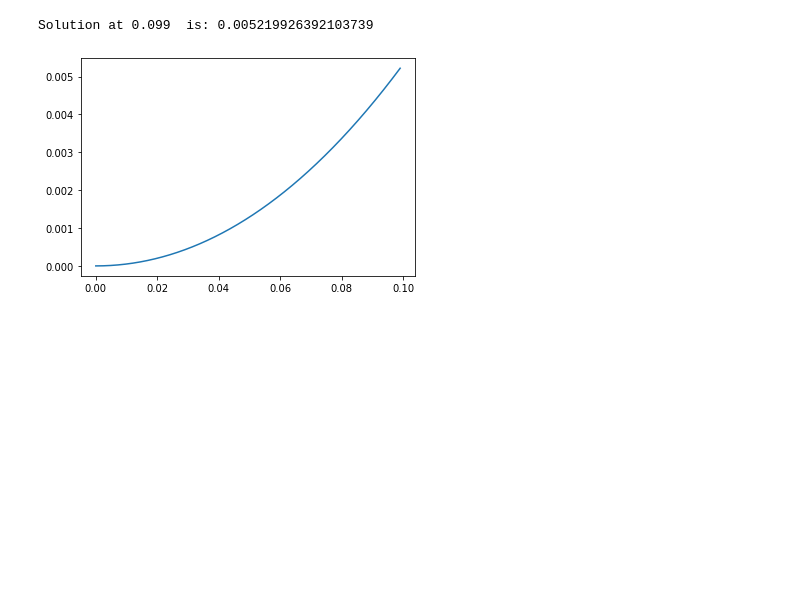
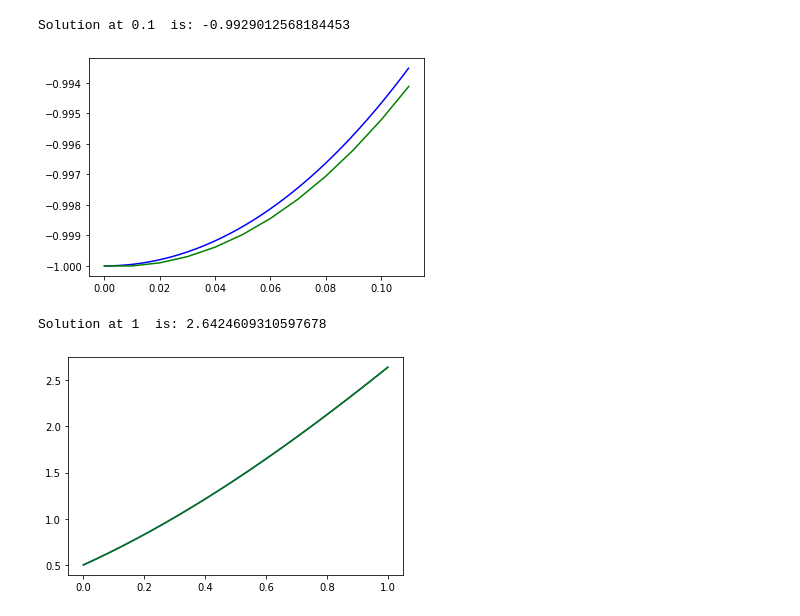
Before and after one commit to Dr-Noobilson/P346-CPL-Assignments, a Jupyter notebook: Class8.ipynb, the cells around one changed output. Saved outputs shown, nothing was run; the diff lists cells and outputs as text; code cells hidden in the pictures; blank space fills up the shorter version.

```diff
--- a/Class8.ipynb
+++ b/Class8.ipynb
@@ -1,11 +1,29 @@
-# %%
-import Library.Class8 as t1
-import math
-
-def fun1(x):
-    return math.sin(x)+x**2
-
-t1.ForEuler(0,0,fun1,0.0000001,0.099)
-# %% [output]
-Solution at 0.099  is: 0.005219926392103739
-[figure, removed]
+# %%
+import Library.Class8 as t1
+import math
+import numpy as np
+import matplotlib.pyplot as plt
+
+def fun1(y,x):
+    return np.sin(x)+ x**2
+
+def fun2(y,x):
+    return y-x**2+1
+
+def funx1(x):
+    return -np.cos(x)+ (x**3)/3
+
+def funx2(x):
+    return -0.5*(-2*x**2 - 4*x + np.exp(x) - 2)
+
+
+C,D=t1.ForEuler(0,-1,fun1,0.01,0.1)
+t1.Plotter(C,D,funx1)
+
+C,D=t1.ForEuler(0,0.5,fun2,0.001,1)
+t1.Plotter(C,D,funx2)
+# %% [output]
+Solution at 0.1  is: -0.9929012568184453
+[figure, added]
+Solution at 1  is: 2.6424609310597678
+[figure, added]
```
Also changed, not shown: parts of 5 cells of this notebook, 8 other files.
